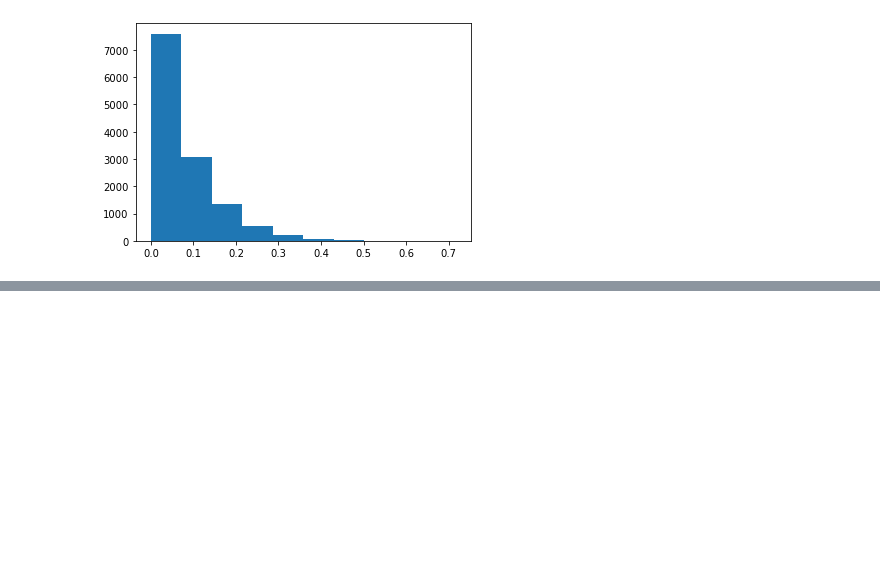
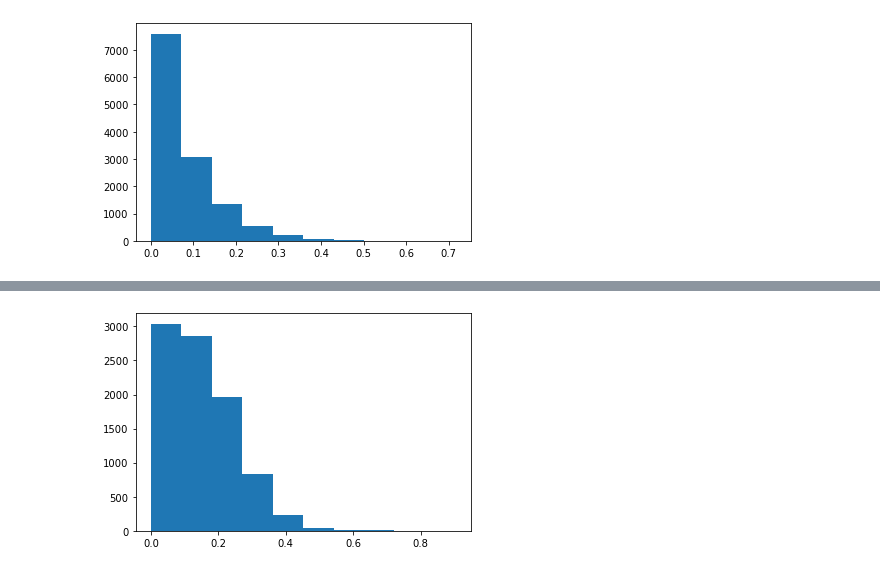
Before and after one commit to ZhongzeCai/Feature_AssortmentNN, a Jupyter notebook: checker.ipynb, the cells around one changed output, grey strips where cells are left out. Cells and saved outputs as stored; diff of their text form; code cells hidden in the pictures; blank space fills up the shorter version.

```diff
--- a/checker.ipynb
+++ b/checker.ipynb
@@ -34,0 +57,6 @@ L1_loss_check(training_yaml_path = "configs/xWy_10_S03_xWyModel.yaml", model_nam
+# %%
+from check_model import model_behavior_check, L1_loss_check
+
+L1_loss_check(training_yaml_path = "configs/Markov_10_S01_xWyModel.yaml", model_name="Markov_10_S01_xWyModel", clamp_level = 2)
+# %% [output]
+[figure, added]
```
Also changed, not shown: parts of 5 cells of this notebook, 13 other files.
